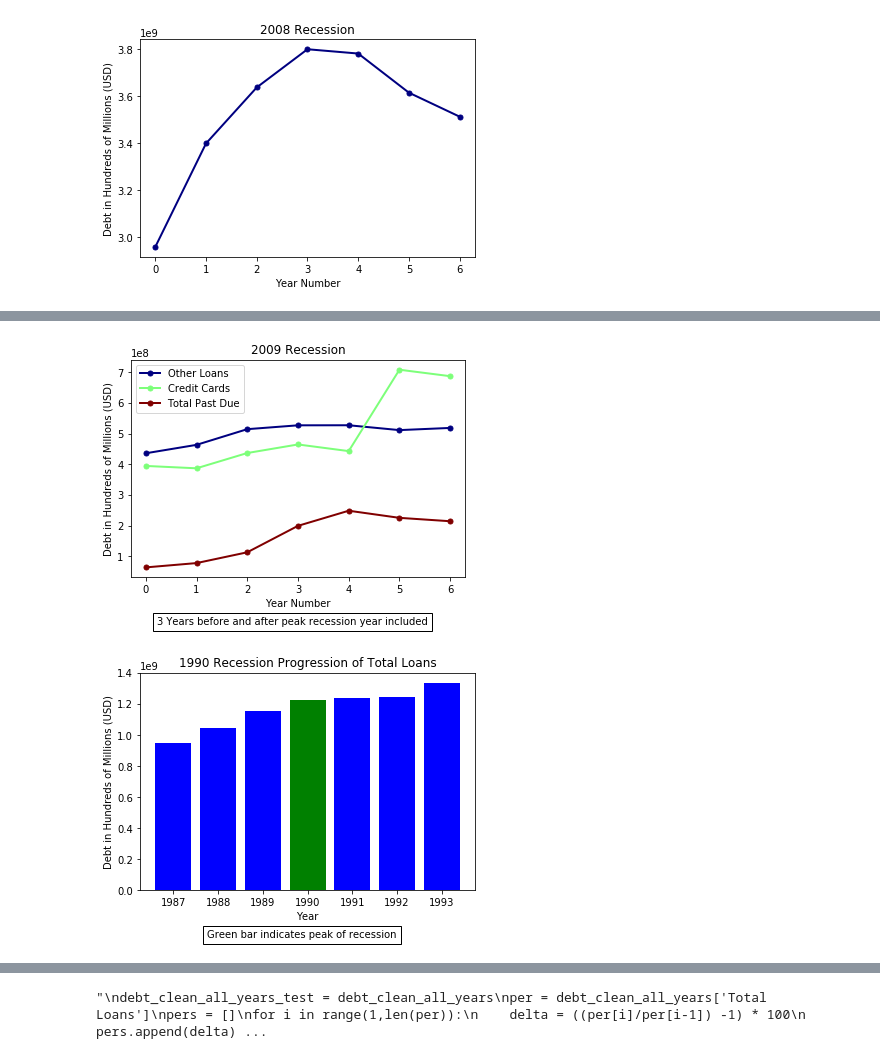
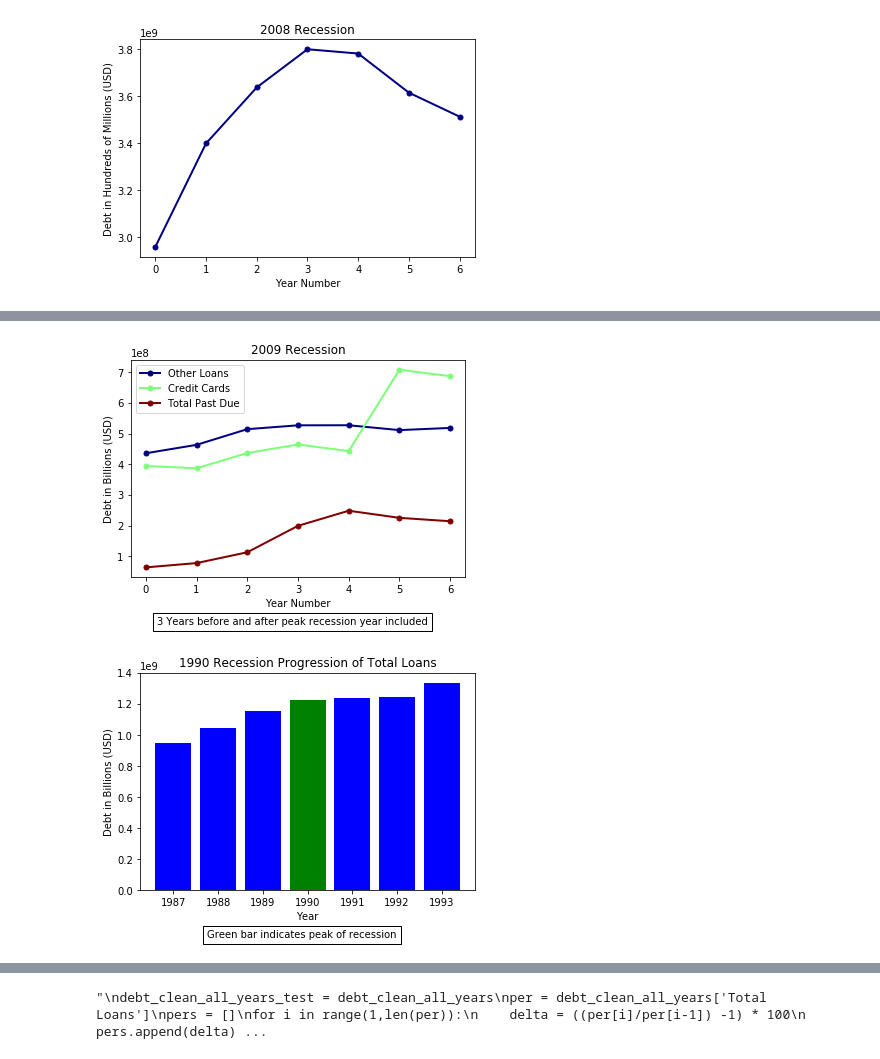
Before and after one commit to brownal05/project1, a Jupyter notebook: notebooks/nick.ipynb, the cells around one changed output, grey strips where cells are left out. Saved outputs shown, nothing was run; the diff lists cells and outputs as text; code cells hidden in the pictures.

```diff
--- a/notebooks/nick.ipynb
+++ b/notebooks/nick.ipynb
@@ -207,14 +228,14 @@ plt.savefig('../graphs/rec_debt_2001.png')
 # %%
 third_rec_line_else = third_rec.drop(columns = all_but_real_estate)
 bx3 = third_rec_line_else.plot(lw=2, colormap='jet', marker='.', markersize=10, title='2009 Recession')
 bx3.set_xlabel("Year Number")
-bx3.set_ylabel("Debt in Hundreds of Millions (USD)")
+bx3.set_ylabel("Debt in Billions (USD)")
 bx3.legend(loc="best")
 plt.figtext(0.5, -0.04, caption_text, wrap=True, horizontalalignment='center', fontsize=10,
            bbox=dict(facecolor='none', edgecolor='black'))
 plt.savefig('../graphs/rec_debt_2011.png')
 # %% [output]
-[figure, old version]
+[figure, new version]
 # %%
 first_rec_one = first_rec[first_rec['Year'] < 1990]
 first_rec_peak = first_rec[first_rec['Year'] == 1990]
@@ -228,13 +249,13 @@ plt.bar(first_rec_peak['Year'],first_rec_peak['Total Loans'], color = 'green')
 plt.bar(first_rec_two['Year'],first_rec_two['Total Loans'], color = 'blue')
 plt.title('1990 Recession Progression of Total Loans')
 plt.xlabel('Year')
-plt.ylabel("Debt in Hundreds of Millions (USD)")
+plt.ylabel("Debt in Billions (USD)")
 plt.figtext(0.5, -0.04, caption_rec_per, wrap=True, horizontalalignment='center', fontsize=10,
            bbox=dict(facecolor='none', edgecolor='black'))
 plt.savefig('../clean_graphs/rec_debt_bar_1990.png')
 plt.show()
 # %% [output]
-[figure, old version]
+[figure, new version]
 # %%
 second_rec_one = second_rec[second_rec['Year'] < 2000]
 second_rec_peak = second_rec[second_rec['Year'] == 2000]
```
Also changed, not shown: parts of 15 cells of this notebook, 32 other files.
